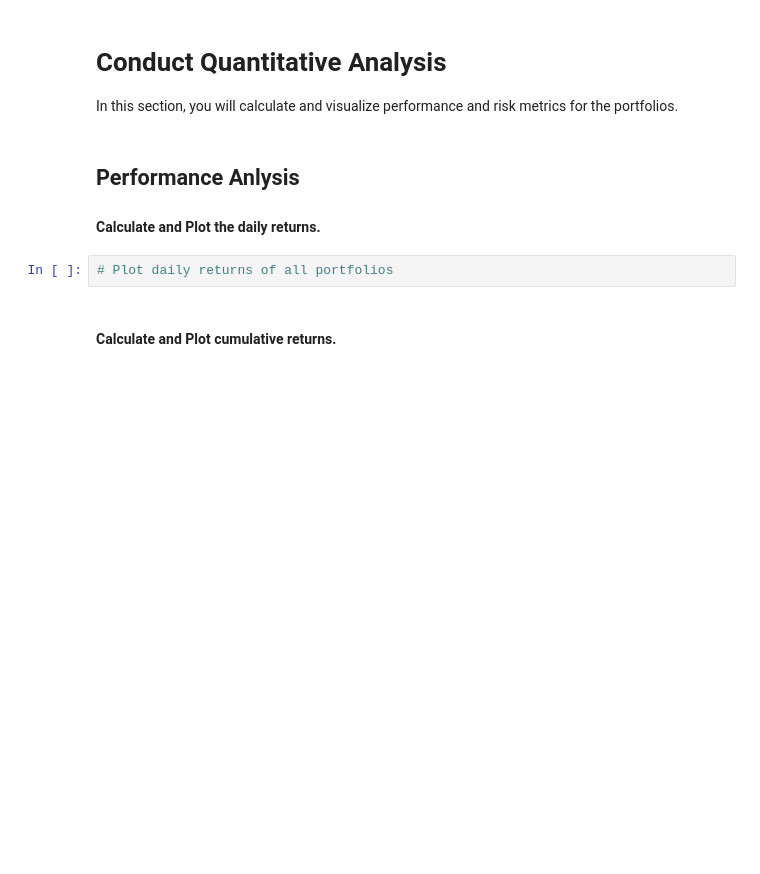
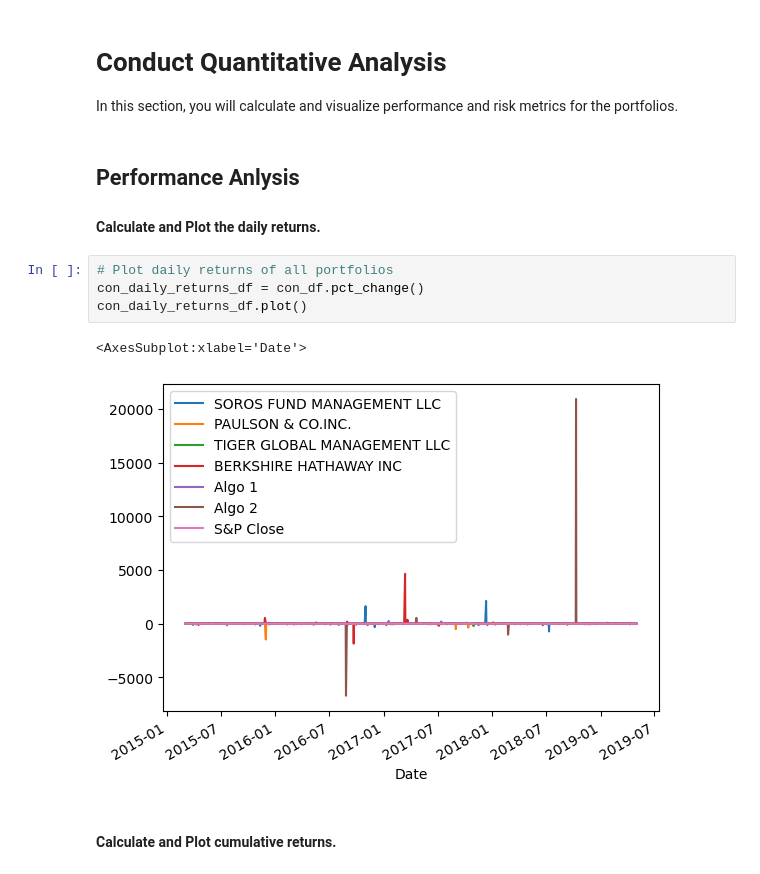
Before and after one commit to dileepadrd/module-4-challenge-algorithmic-trading-strategies, a Jupyter notebook: whale_analysis.ipynb, the cells around one changed output. Drawn from its saved outputs; the diff is of its cells as text; blank space fills up the shorter version.

```diff
--- a/whale_analysis.ipynb
+++ b/whale_analysis.ipynb
@@ -203,6 +203,11 @@ In this section, you will calculate and visualize performance and risk metrics f
 #### Calculate and Plot the daily returns.
 # %%
 # Plot daily returns of all portfolios
+con_daily_returns_df = con_df.pct_change()
+con_daily_returns_df.plot()
+# %% [output]
+<AxesSubplot:xlabel='Date'>
+[figure, added]
 # %% [markdown]
 #### Calculate and Plot cumulative returns.
 # %%
```
Also changed, not shown: parts of 1 cell of this notebook.
